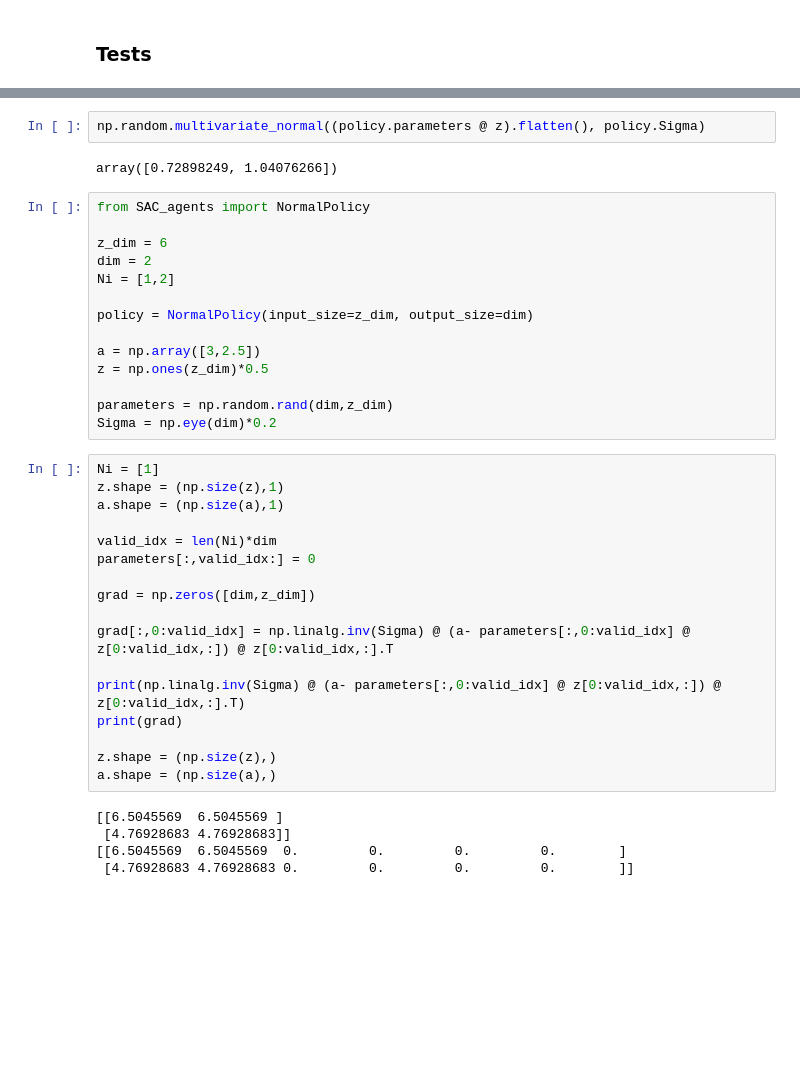
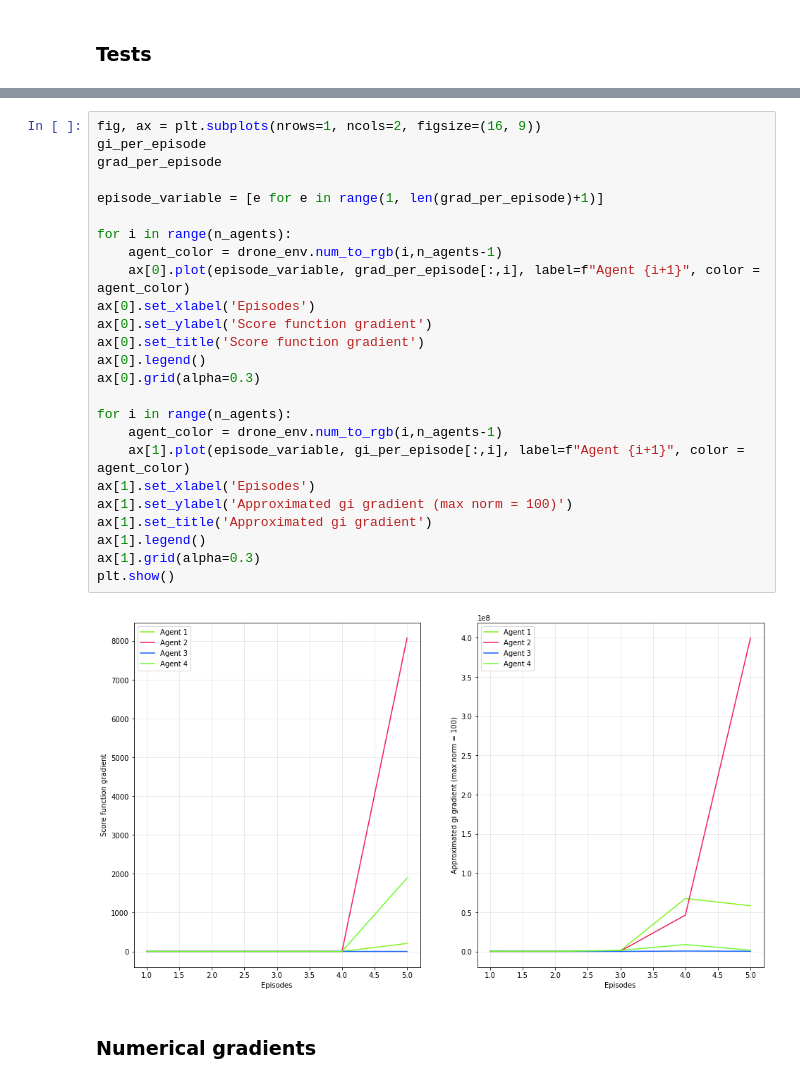
Before and after one commit to AndreuMatoses/scalable-collision-avoidance-RL, a Jupyter notebook: tests.ipynb, the cells around one changed output, grey strips where cells are left out. Saved outputs shown, nothing was run; the diff lists cells and outputs as text; blank space fills up the shorter version.

```diff
--- a/tests.ipynb
+++ b/tests.ipynb
@@ -445,40 +411,29 @@ a =  [[3. ]
-# %%
-np.random.multivariate_normal((policy.parameters @ z).flatten(), policy.Sigma)
-# %% [output]
-array([0.72898249, 1.04076266])
-# %%
-from SAC_agents import NormalPolicy
-
-z_dim = 6
-dim = 2
-Ni = [1,2]
-
-policy = NormalPolicy(input_size=z_dim, output_size=dim)
-
-a = np.array([3,2.5])
-z = np.ones(z_dim)*0.5
-
-parameters = np.random.rand(dim,z_dim)
-Sigma = np.eye(dim)*0.2
-# %%
-Ni = [1]
-z.shape = (np.size(z),1)
-a.shape = (np.size(a),1)
-
-valid_idx = len(Ni)*dim
-parameters[:,valid_idx:] = 0
-
-grad = np.zeros([dim,z_dim])
-
-grad[:,0:valid_idx] = np.linalg.inv(Sigma) @ (a- parameters[:,0:valid_idx] @ z[0:valid_idx,:]) @ z[0:valid_idx,:].T
-
-print(np.linalg.inv(Sigma) @ (a- parameters[:,0:valid_idx] @ z[0:valid_idx,:]) @ z[0:valid_idx,:].T)
-print(grad)
-
-z.shape = (np.size(z),)
-a.shape = (np.size(a),)
-# %% [output]
-[[6.5045569  6.5045569 ]
- [4.76928683 4.76928683]]
-[[6.5045569  6.5045569  0.         0.         0.         0.        ]
- [4.76928683 4.76928683 0.         0.         0.         0.        ]]
+# %%
+fig, ax = plt.subplots(nrows=1, ncols=2, figsize=(16, 9))
+gi_per_episode
+grad_per_episode
+
+episode_variable = [e for e in range(1, len(grad_per_episode)+1)]
+
+for i in range(n_agents):
+    agent_color = drone_env.num_to_rgb(i,n_agents-1)
+    ax[0].plot(episode_variable, grad_per_episode[:,i], label=f"Agent {i+1}", color = agent_color)
+ax[0].set_xlabel('Episodes')
+ax[0].set_ylabel('Score function gradient')
+ax[0].set_title('Score function gradient')
+ax[0].legend()
+ax[0].grid(alpha=0.3)
+
+for i in range(n_agents):
+    agent_color = drone_env.num_to_rgb(i,n_agents-1)
+    ax[1].plot(episode_variable, gi_per_episode[:,i], label=f"Agent {i+1}", color = agent_color)
+ax[1].set_xlabel('Episodes')
+ax[1].set_ylabel('Approximated gi gradient (max norm = 100)')
+ax[1].set_title('Approximated gi gradient')
+ax[1].legend()
+ax[1].grid(alpha=0.3)
+plt.show()
+# %% [output]
+[figure, added]
+# %% [markdown]
+### Numerical gradients
```
Also changed, not shown: parts of 5 cells of this notebook, 11 other files.
